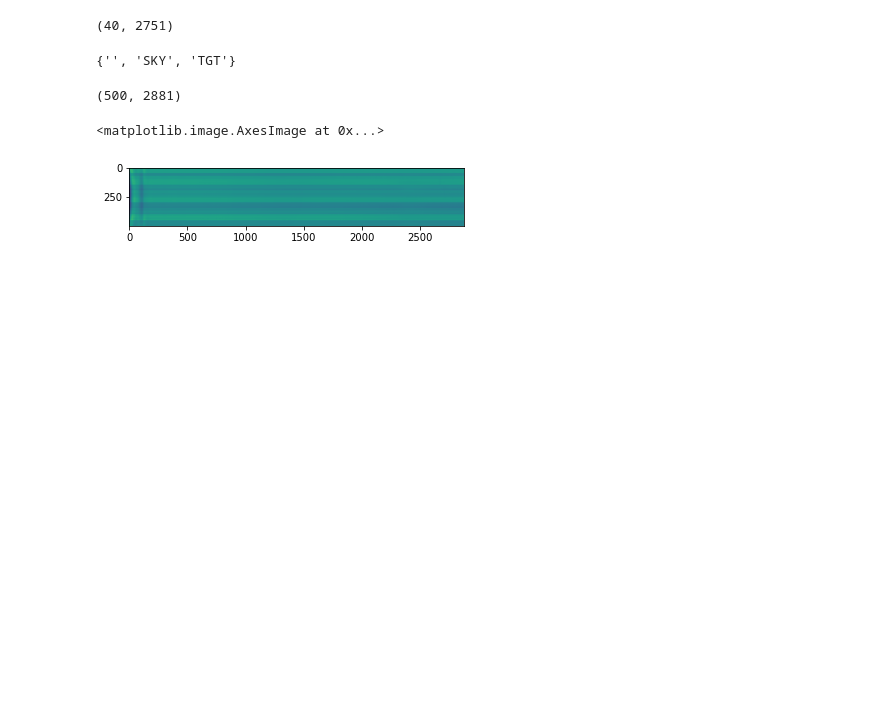
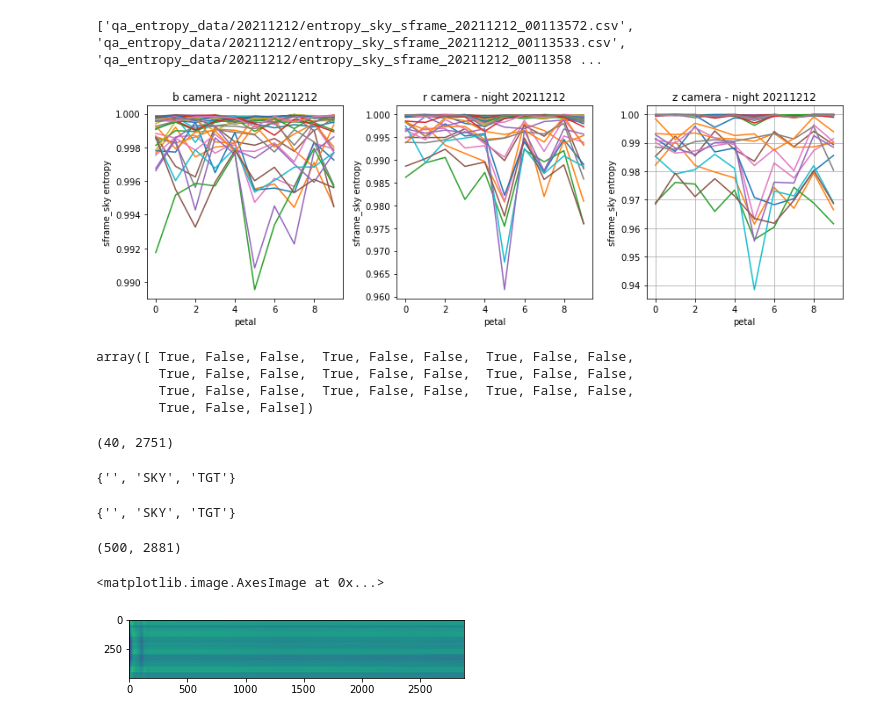
Before and after one commit to forero/SandboxDESI, a Jupyter notebook: entropy/explore_frames.ipynb, the cells around one changed output. Cells and saved outputs as stored; diff of their text form; code cells hidden in the pictures; blank space fills up the shorter version.

Commit message:
plot data

```diff
--- a/entropy/explore_frames.ipynb
+++ b/entropy/explore_frames.ipynb
@@ -4,6 +4,42 @@ import matplotlib.pyplot as plt
 import fitsio
 import glob
 import pandas as pd
+# %%
+date = '20211212'
+files = "qa_entropy_data/{}/entropy_sky*.csv".format(date)
+files = glob.glob(files)
+print(files)
+data = {}
+for i,f in enumerate(files):
+    data[i] = pd.read_csv(f)
+
+
+plt.figure(figsize=(12,4))
+for i, cam in enumerate(['b', 'r', 'z']):
+    plt.subplot(1,3,i+1)
+    plt.xlabel('petal')
+    plt.ylabel('sframe_sky entropy')
+    for j in data.keys():
+        b = np.array(list(data[j]['band']))
+        ii = (b==cam)
+        #print(data[j]['band'][0], ii)
+        if ii is not False:
+            plt.plot(data[j]['petal'][ii], data[j]['entropy'][ii])#, label='{}'.format(list(set(data[j]['expid'][ii]))[0]))
+            plt.title('{} camera - night {}'.format(cam, date))
+        #plt.legend()
+plt.grid()
+plt.tight_layout()
+# %% [output]
+['qa_entropy_data/20211212/entropy_sky_sframe_20211212_00113572.csv', 'qa_entropy_data/20211212/entropy_sky_sframe_20211212_00113533.csv', 'qa_entropy_data/20211212/entropy_sky_sframe_20211212_0011358 ...
+[figure, added]
+# %%
+a = np.array(list(data[i]['band']))
+a=='b'
+# %% [output]
+array([ True, False, False,  True, False, False,  True, False, False,
+        True, False, False,  True, False, False,  True, False, False,
+        True, False, False,  True, False, False,  True, False, False,
+        True, False, False])
 # %%
 sframe_file = "/global/cfs/cdirs/desi/spectro/redux/dataqa-tutorial/exposures/20211014/00104282/sframe-b0-00104282.fits"
 
@@ -15,6 +51,10 @@ sky = h["FLUX"].read()[sel,:]
 np.shape(sky)
 # %% [output]
 (40, 2751)
+# %%
+set(h["FIBERMAP"]["OBJTYPE"].read())
+# %% [output]
+{'', 'SKY', 'TGT'}
 # %%
 set(h["FIBERMAP"]["OBJTYPE"].read())
 # %% [output]
```
Also changed, not shown: parts of 2 cells of this notebook.
